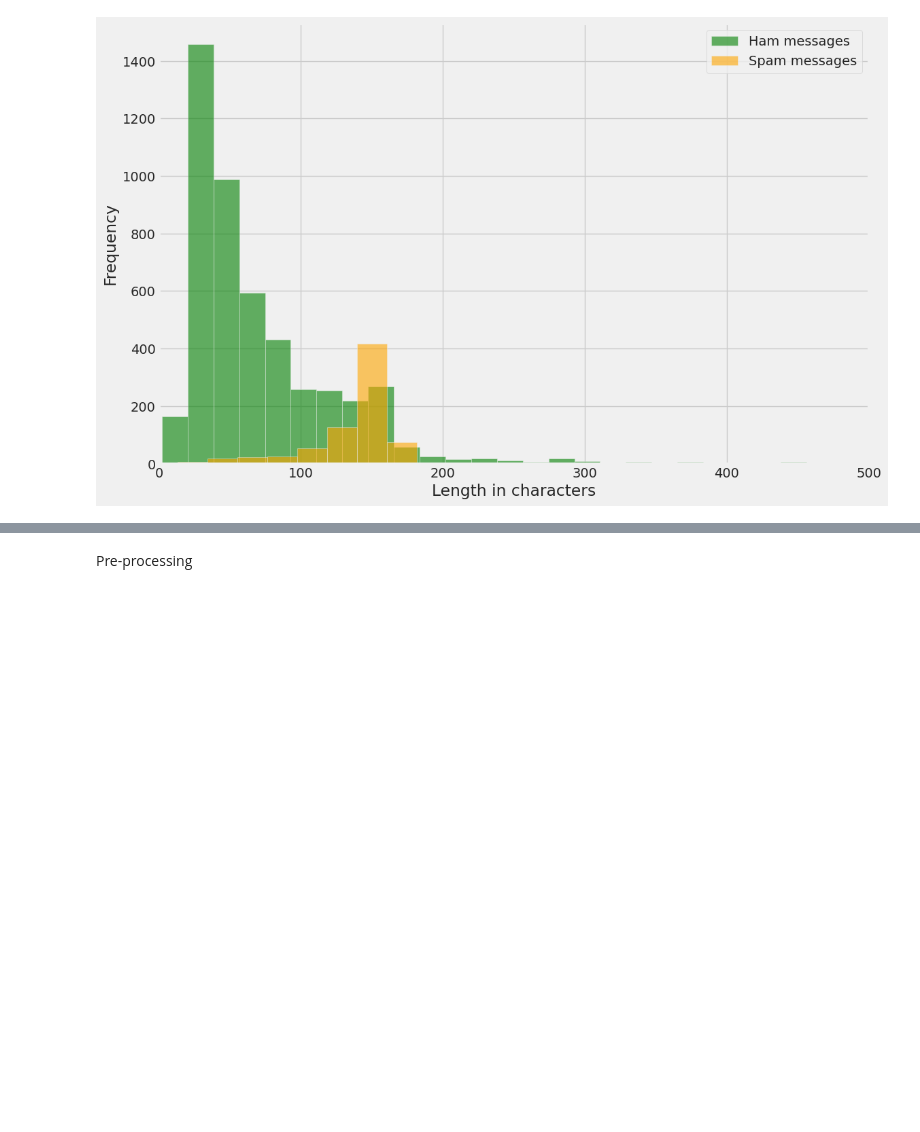
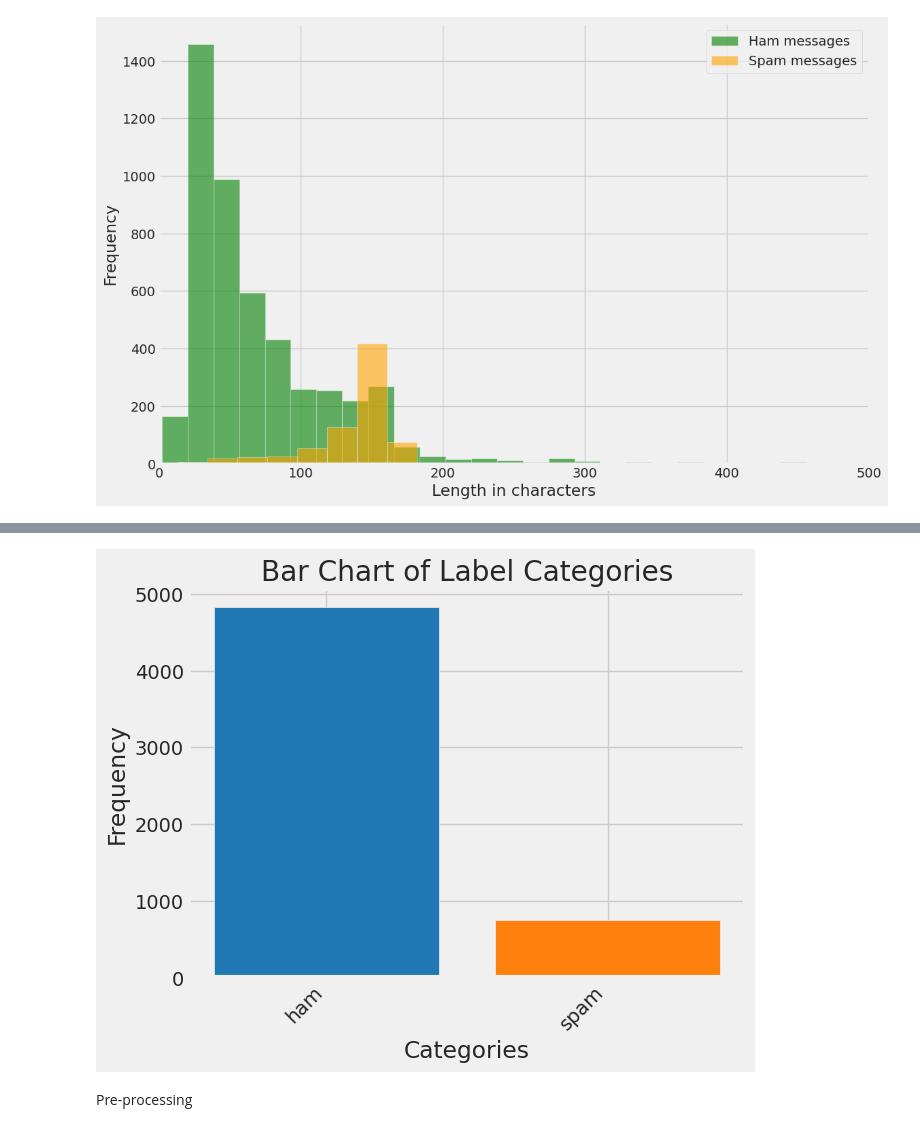
Before and after one commit to AntonioMastroianni/Data-Science-Lab, a Jupyter notebook: Text_mining_project.ipynb, the cells around one changed output, grey strips where cells are left out. Saved outputs shown, nothing was run; the diff lists cells and outputs as text; code cells hidden in the pictures; blank space fills up the shorter version.

```diff
--- a/Text_mining_project.ipynb
+++ b/Text_mining_project.ipynb
@@ -95,3 +151,18 @@ plt.xlim(0, 100)
+# %%
+label_counts = sms['label'].value_counts()
+
+# Generate a list of distinct colors based on the number of categories
+colors = plt.cm.tab10(np.arange(len(label_counts)))
+
+# Plot the bar chart with different colors for each category
+plt.bar(label_counts.index, label_counts.values, color=colors)
+plt.xlabel('Categories')
+plt.ylabel('Frequency')
+plt.title('Bar Chart of Label Categories')
+plt.xticks(rotation=45, ha='right')  # Rotate x-axis labels for better visibility
+plt.show()
+# %% [output]
+[figure, added]
 # %% [markdown]
 Pre-processing
 # %%
```
Also changed, not shown: parts of 43 cells of this notebook.
